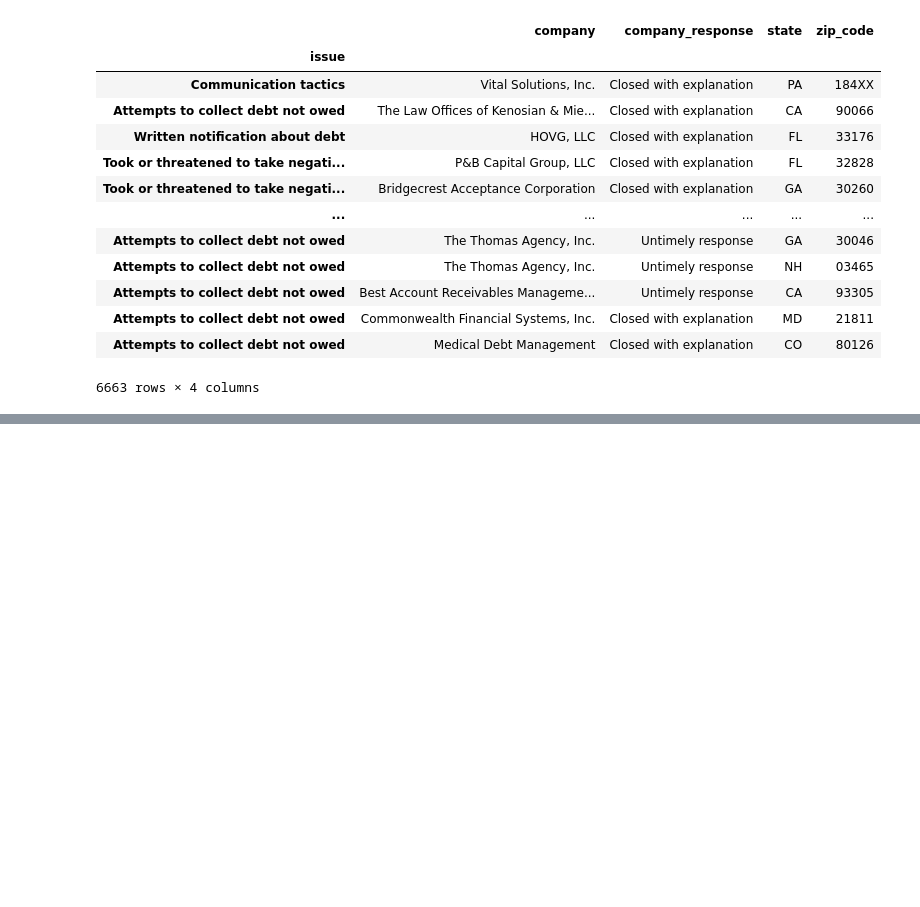
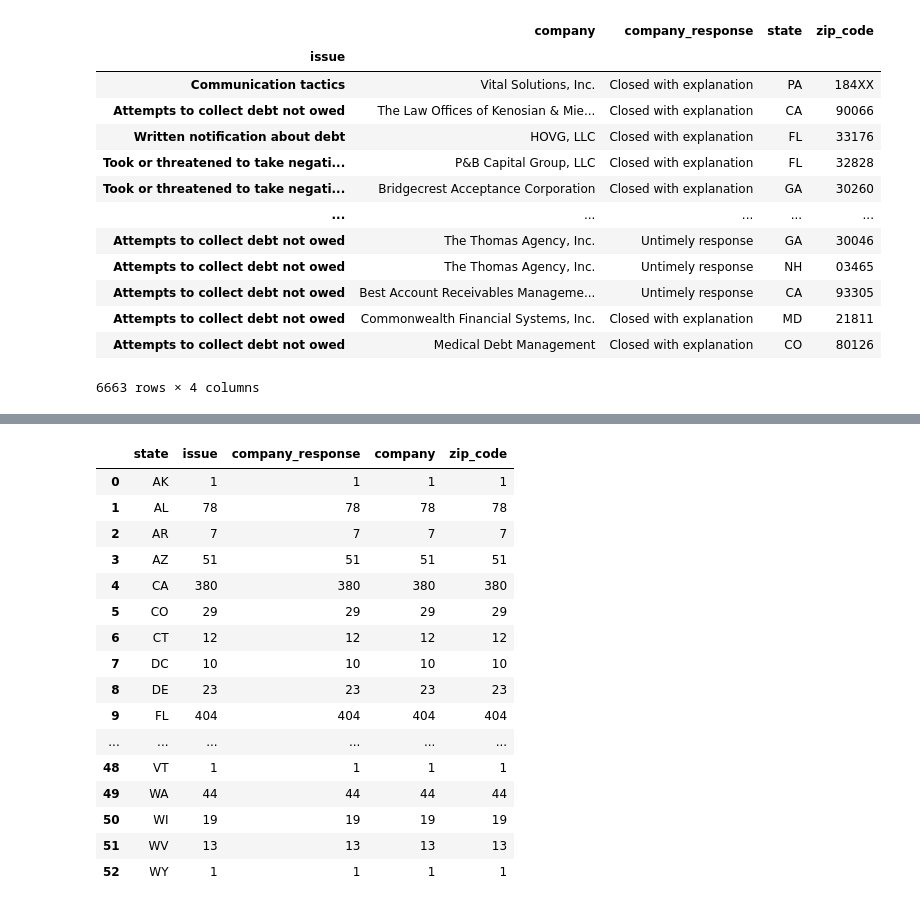
Before and after one commit to Hong-webport/Practicing_with_CFPB_API, a Jupyter notebook: ML_Debt.ipynb, the cells around one changed output, grey strips where cells are left out. Drawn from its saved outputs; the diff is of its cells as text; code cells hidden in the pictures; blank space fills up the shorter version.

```diff
--- a/ML_Debt.ipynb
+++ b/ML_Debt.ipynb
@@ -87,22 +92,23 @@ Index(['issue', 'company', 'company_response', 'timely', 'state', 'zip_code'], d
 # %%
 o2123_df=debt_2123_df.groupby(['issue', 'company_response','company','state','zip_code']).count().reset_index()
 
-#o2123_df=o2123_df.drop(o2123_df[o2123_df.apply(lambda x: x.map(o2123_df.stack().value_counts()) == 2)].index)
-#condition = o2123_df.company.value_counts() <= 2
-#o2123_df = o2123_df.drop(o2123_df[o2123_df.company.value_counts() <= 2].index)
-
-# Drop rows based on the condition using an if statement
+# Drop rows based on the condition using an if statement: to only have company that has significant amount of complaints
 indices_to_drop = []
 for i in range(len(o2123_df)):
     value = o2123_df.at[i, 'company']
     count = (o2123_df['company'] == value).sum()
-    if count <= 100:  # Set the condition directly (count <= 1)
+    # if the number of complaint is below this amount, I use 50 for test, I use 20 for general
+    #if count <= 50:
+    if count <= 20:
         indices_to_drop.append(i)
 # Drop the rows from the DataFrame using the indices
 o2123_df.drop(indices_to_drop, inplace=True)
 
 # Reset the index if needed
 o2123_df.reset_index(drop=True, inplace=True)
-o2123_df['company'].value_counts()
+#uncomment the bolow to check the test
+#o2123_df['company'].value_counts()
 #o2123_df=o2123_df.groupby(['company','issue', 'company_response','state','zip_code']).count()
+#o2123_df
+o2123_df
 # %% [output]
@@ -126,0 +128,22 @@ debt_2123_df.head()
+# %%
+# create a map by state
+S_2123_df=o2123_df.groupby(['state']).count().reset_index()
+S_2123_df
+# %% [output]
+|  | state | issue | company_response | company | zip_code |
+| 0 | AK | 1 | 1 | 1 | 1 |
+| 1 | AL | 78 | 78 | 78 | 78 |
+| 2 | AR | 7 | 7 | 7 | 7 |
+| 3 | AZ | 51 | 51 | 51 | 51 |
+| 4 | CA | 380 | 380 | 380 | 380 |
+| 5 | CO | 29 | 29 | 29 | 29 |
+| 6 | CT | 12 | 12 | 12 | 12 |
+| 7 | DC | 10 | 10 | 10 | 10 |
+| 8 | DE | 23 | 23 | 23 | 23 |
+| 9 | FL | 404 | 404 | 404 | 404 |
+| ... | ... | ... | ... | ... | ... |
+| 48 | VT | 1 | 1 | 1 | 1 |
+| 49 | WA | 44 | 44 | 44 | 44 |
+| 50 | WI | 19 | 19 | 19 | 19 |
+| 51 | WV | 13 | 13 | 13 | 13 |
+| 52 | WY | 1 | 1 | 1 | 1 |
```
Also changed, not shown: parts of 6 cells of this notebook, 3 other files.
